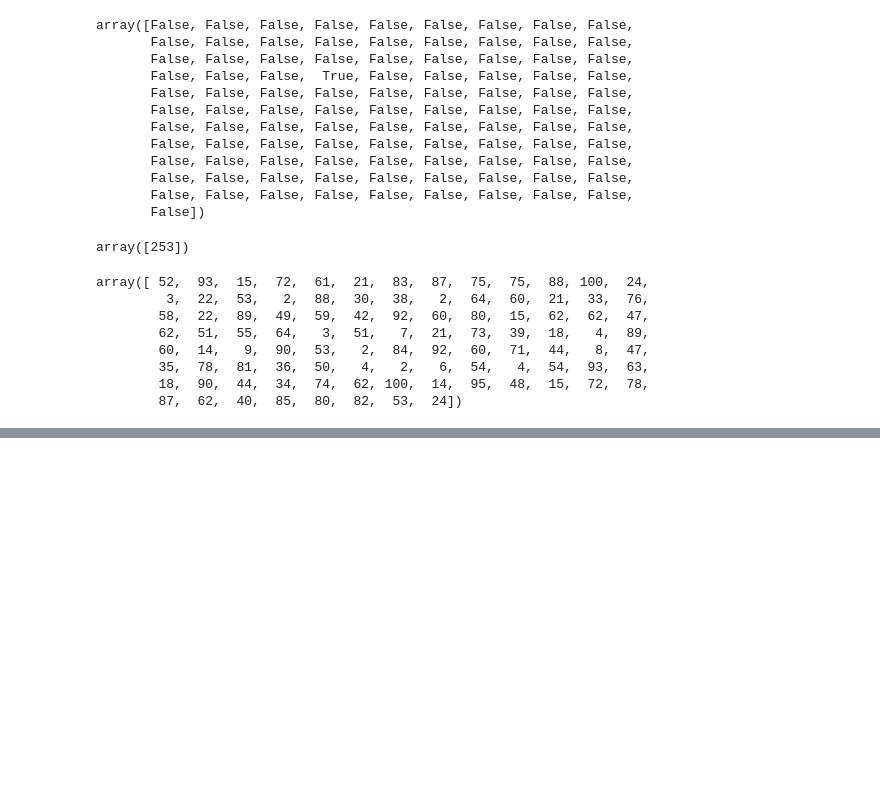
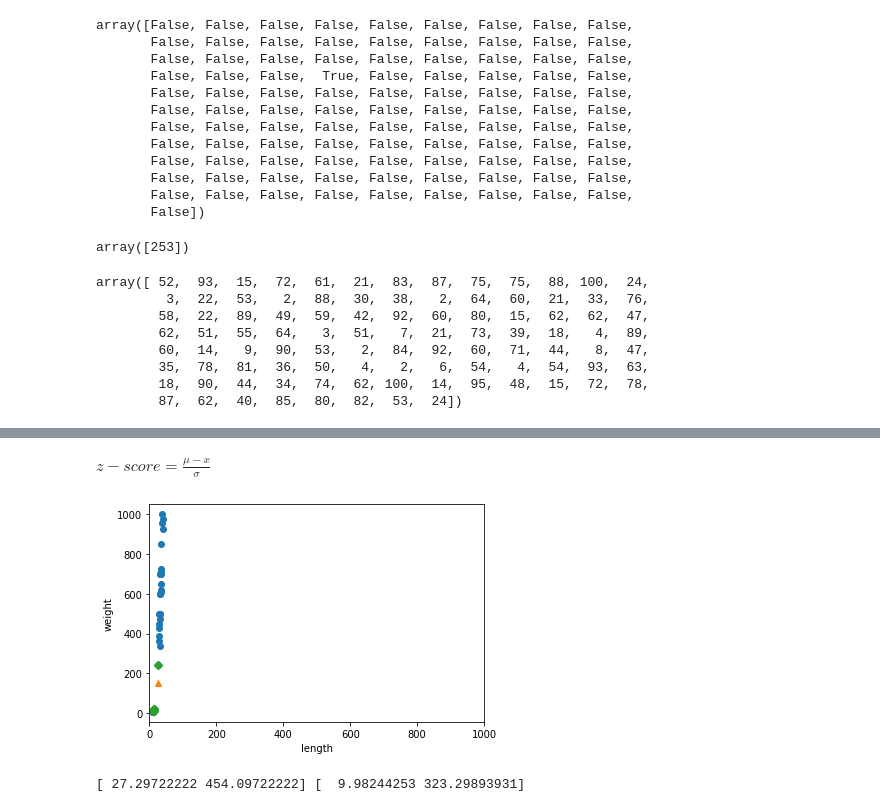
Before and after one commit to serinss/seSAC_ML_DL, a Jupyter notebook: 02_2_데이터_전처리.ipynb, the cells around one changed output, grey strips where cells are left out. Cells and saved outputs as stored; diff of their text form; code cells hidden in the pictures; blank space fills up the shorter version.

```diff
--- a/02_2_데이터_전처리.ipynb
+++ b/02_2_데이터_전처리.ipynb
@@ -114,0 +254,22 @@ fish_weight = [242.0, 290.0, 340.0, 363.0, 430.0, 450.0, 500.0, 390.0, 450.0, 50
+# %% [markdown]
+$z-score = \frac{\mu-x}{σ}$
+# %%
+plt.scatter(train_input[:,0], train_input[:,1])
+plt.scatter(25, 150, marker='^')
+plt.scatter(train_input[indexes, 0], train_input[indexes,1], marker='D')
+
+plt.xlim((0,1000)) #x축의 범위를 y축과 동일하게조정
+
+plt.xlabel('length')
+plt.ylabel('weight')
+plt.show()
+# %% [output]
+[figure, added]
+# %%
+# z-score 표준 점수를 구해보자
+
+train_mean = np.mean(train_input, axis=0) # 스칼라 값이 아닌, 각 특성마다 구해야 하므로 axis 설정 넣기
+train_std = np.std(train_input, axis=0)
+print(train_mean, train_std)
+# %% [output]
+[ 27.29722222 454.09722222] [  9.98244253 323.29893931]
```
Also changed, not shown: parts of 36 cells of this notebook.
